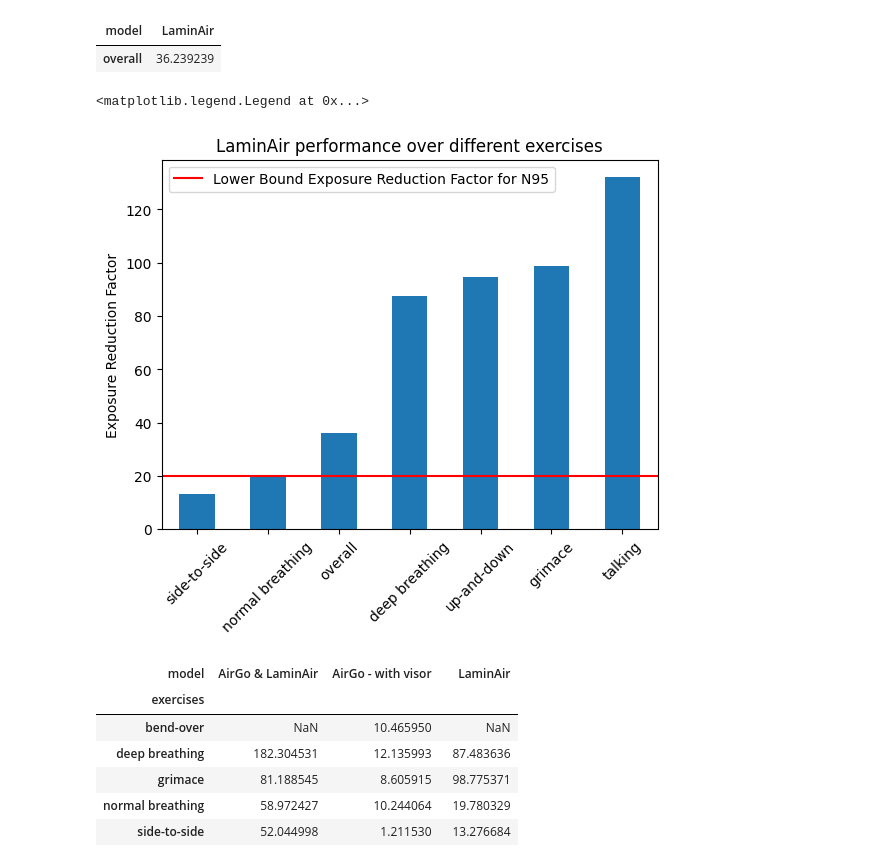
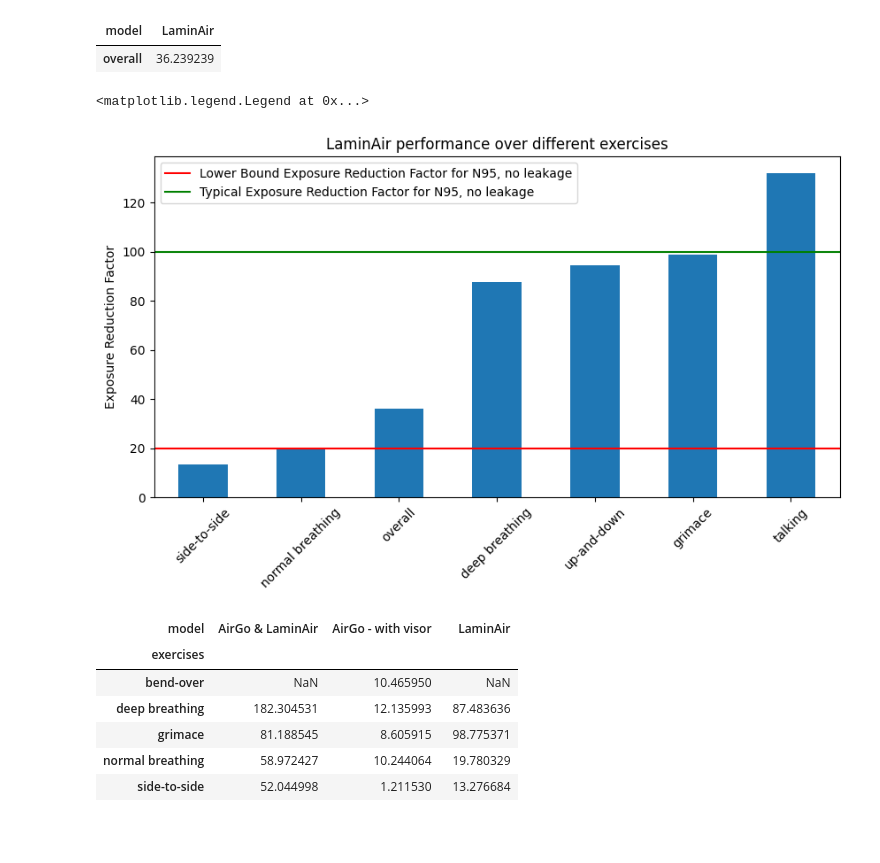
Before and after one commit to Edderic/iaq, a Jupyter notebook: notebooks/milestone-eoy-2023.ipynb, the cells around one changed output. Saved outputs shown, nothing was run; the diff lists cells and outputs as text; code cells hidden in the pictures; blank space fills up the shorter version.

```diff
--- a/notebooks/milestone-eoy-2023.ipynb
+++ b/notebooks/milestone-eoy-2023.ipynb
@@ -1264,19 +1279,20 @@ blah[blah.index == 'overall']
 | model | LaminAir |
 | overall | 36.239239 |
 # %%
-fig, ax = plt.subplots()
+fig, ax = plt.subplots(figsize=(10,5))
 laminair = pivot_with_overall_fit_factor[['LaminAir']].dropna().sort_values(by="LaminAir")
 laminair.plot.bar(ax=ax)
 ax.set_ylabel("Exposure Reduction Factor")
 ax.set_title("LaminAir performance over different exercises")
 ax.axhline(20, color='r')
+ax.axhline(100, color='g')
 plt.xticks(rotation=45)
-ax.legend(['Lower Bound Exposure Reduction Factor for N95'])
+ax.legend(['Lower Bound Exposure Reduction Factor for N95, no leakage', 'Typical Exposure Reduction Factor for N95, no leakage'])
 
 #laminair[laminair.index == 'overall'].plot.bar(color='r', ax=ax)
 # %% [output]
 <matplotlib.legend.Legend at 0x...>
-[figure, old version]
+[figure, new version]
 # %%
 pivot
 # %% [output]
```
Also changed, not shown: parts of 13 cells of this notebook.
